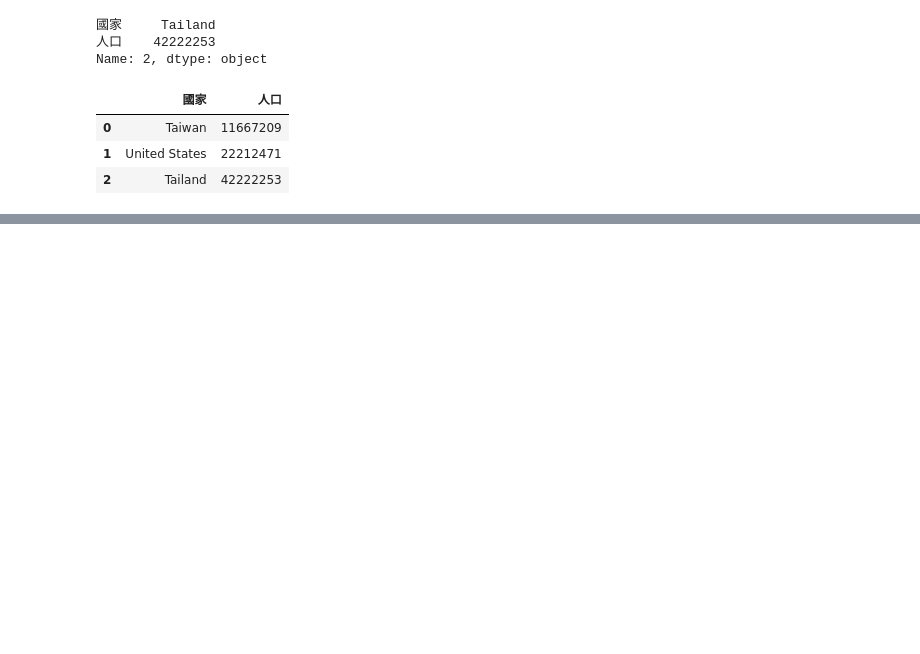
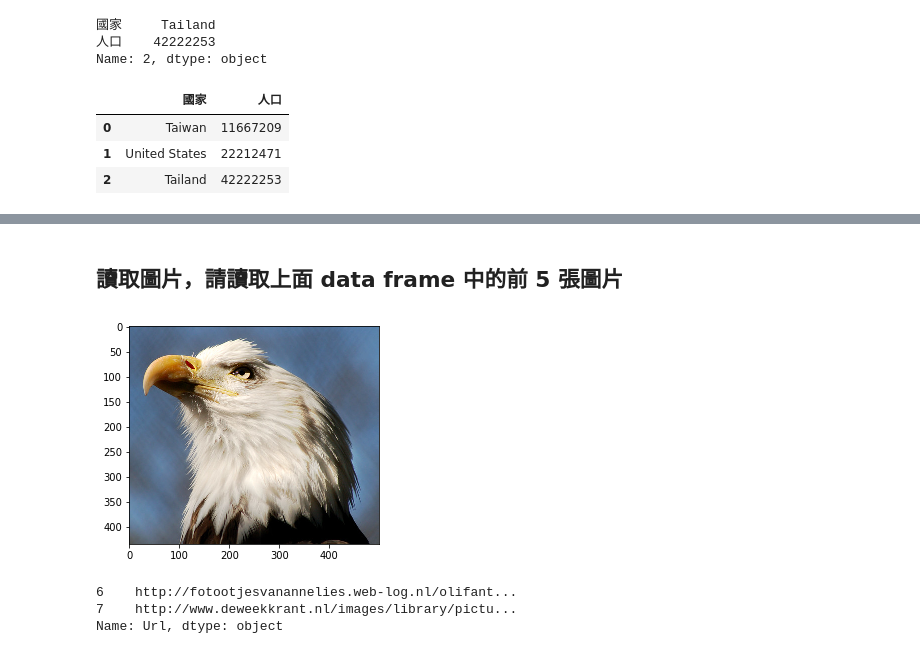
Before and after one commit to linhui1017/2nd-ML100Days, a Jupyter notebook: homework/Day_003-1_HW.ipynb, the cells around one changed output, grey strips where cells are left out. Drawn from its saved outputs; the diff is of its cells as text; code cells hidden in the pictures; blank space fills up the shorter version.

```diff
--- a/homework/Day_003-1_HW.ipynb
+++ b/homework/Day_003-1_HW.ipynb
@@ -40,0 +49,16 @@ df.loc[lambda df: df.人口 > 0, :]
+# %%
+import requests
+import os
+
+# 設定 data_path
+dir_data = './data/'
+
+f_txt = os.path.join(dir_data, 'imagenet_urls_examples.txt')
+print('Path of read in data: %s' % (f_txt))
+
+with open(f_txt, 'r') as f:
+    data = f.readlines()
+
+print(len(data))
+
+dict_data = dict( d.replace('\n', '').split('\t') for d in data[0:20])
@@ -40,0 +113,8 @@ df.loc[lambda df: df.人口 > 0, :]
+# %%
+import pandas as pd
+
+arrange_data =  {'Key': list(dict_data.keys()), 'Url': list(dict_data.values())}
+
+df = pd.DataFrame.from_dict(arrange_data)
+
+df.head(10)
@@ -40,0 +133,27 @@ df.loc[lambda df: df.人口 > 0, :]
+# %% [markdown]
+## 讀取圖片，請讀取上面 data frame 中的前 5 張圖片
+# %%
+from PIL import Image
+from io import BytesIO
+import numpy as np
+import matplotlib.pyplot as plt
+
+# 請用 df.loc[...] 得到第一筆資料的連結
+first_link = df.loc[0]
+
+
+response = requests.get(first_link.Url)
+img = Image.open(BytesIO(response.content))
+
+# Convert img to numpy array
+
+plt.imshow(img)
+plt.show()
+# %% [output]
+[figure, added]
+# %%
+print(df[6:8].Url)
+# %% [output]
+6    http://fotootjesvanannelies.web-log.nl/olifant...
+7    http://www.deweekkrant.nl/images/library/pictu...
+Name: Url, dtype: object
```
Also changed, not shown: parts of 8 cells of this notebook.
